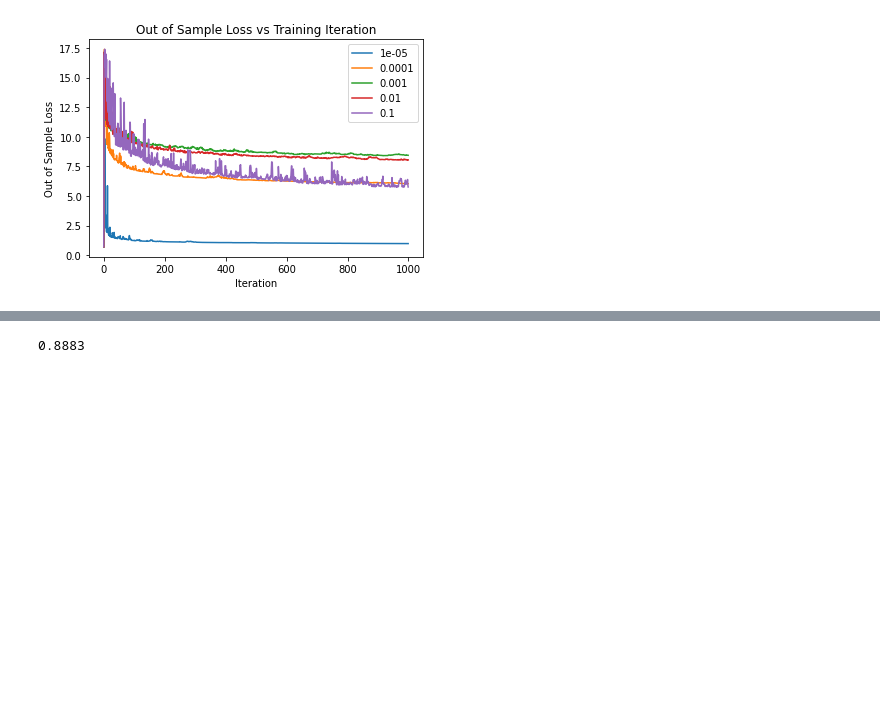
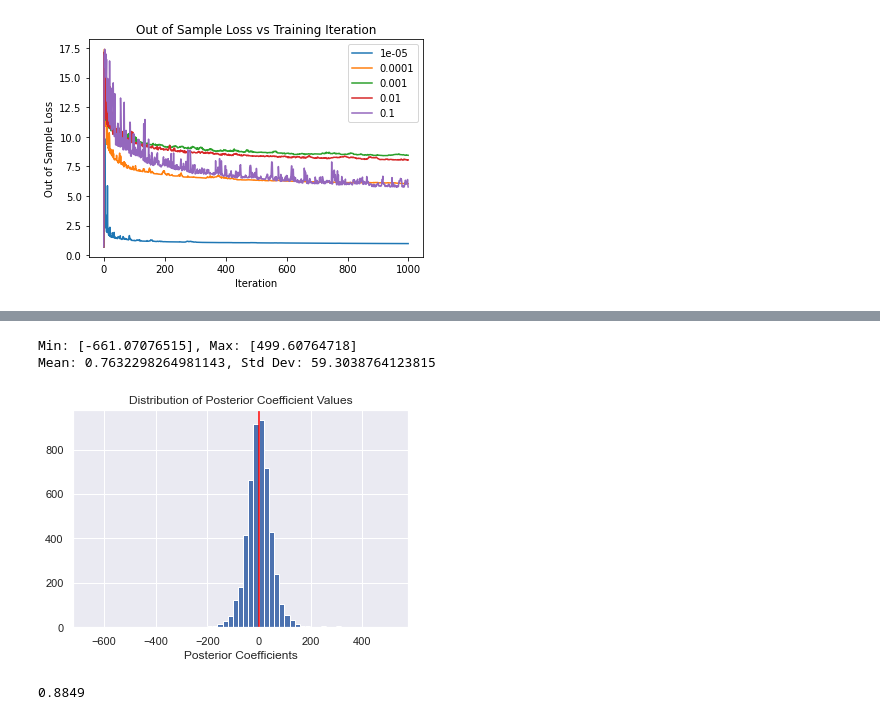
Before and after one commit to seichang00/IMDB_bayesian_regression, a Jupyter notebook: imdb_regression.ipynb, the cells around one changed output, grey strips where cells are left out. Cells and saved outputs as stored; diff of their text form; code cells hidden in the pictures; blank space fills up the shorter version.

```diff
--- a/imdb_regression.ipynb
+++ b/imdb_regression.ipynb
@@ -376,11 +382,23 @@ Text(0.5, 1.0, 'Out of Sample Loss vs Training Iteration')
+# %%
+w = 20
+plt.hist(beta, bins=np.arange(min(beta), max(beta) + w, w))
+plt.axvline(0, color = "red")
+plt.xlabel("Posterior Coefficients")
+plt.title("Distribution of Posterior Coefficient Values")
+print("Min: {}, Max: {}".format(min(beta), max(beta)))
+print("Mean: {}, Std Dev: {}".format(np.mean(beta), np.std(beta)))
+# %% [output]
+Min: [-661.07076515], Max: [499.60764718]
+Mean: 0.7632298264981143, Std Dev: 59.3038764123815
+[figure, added]
 # %%
 from sklearn.linear_model import SGDClassifier
 
 #create SGD Classifier
-sgd_logistic = SGDClassifier(loss="log_loss", penalty="l2", alpha=0.4, max_iter=1000, random_state=42)
+sgd_logistic = SGDClassifier(loss="log_loss", penalty="l2", alpha=0.4, max_iter=200000, random_state=42)
 sgd_logistic.fit(X_train, np.ravel(y_train))
 
 y_predict = sgd_logistic.predict(X_test)
 accuracy_score(y_test, y_predict)
 # %% [output]
-0.8883
+0.8849
```
Also changed, not shown: parts of 4 cells of this notebook, 1 other file.
